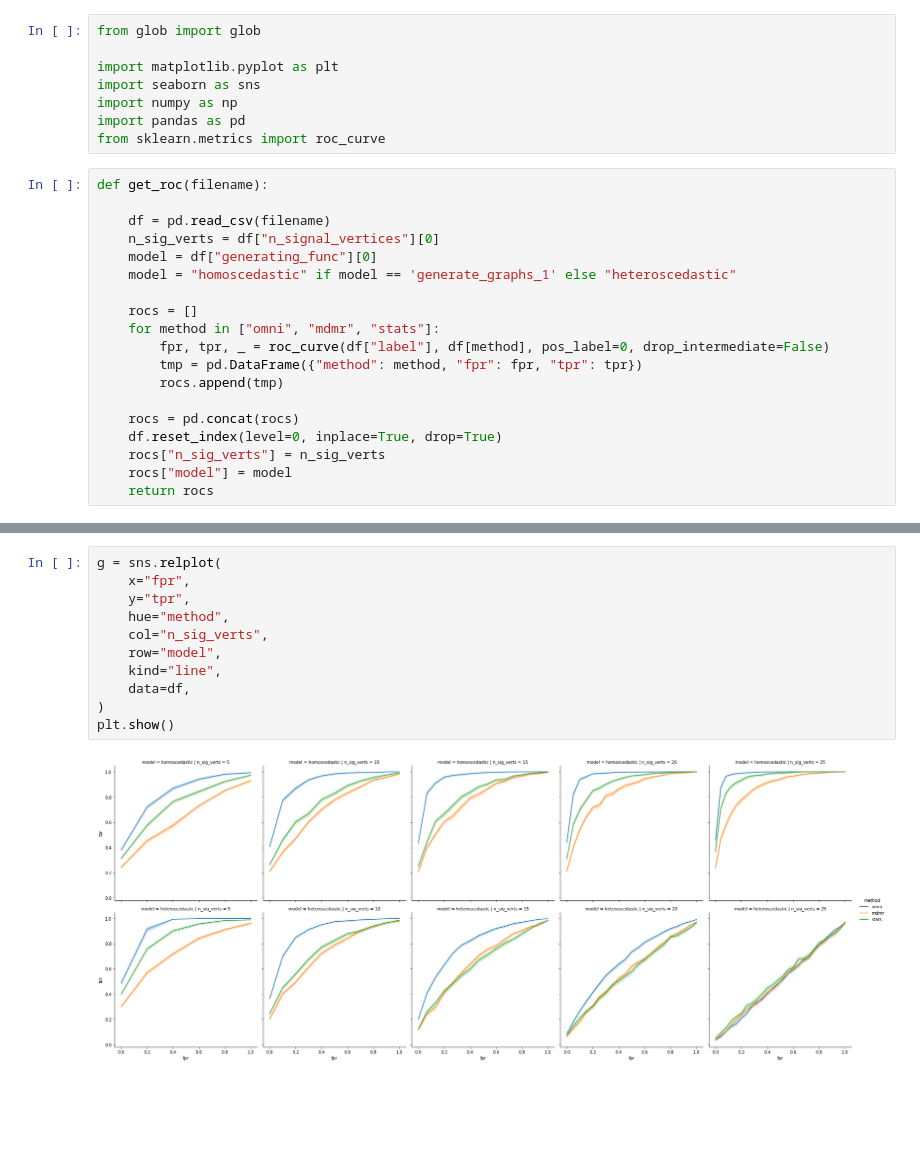
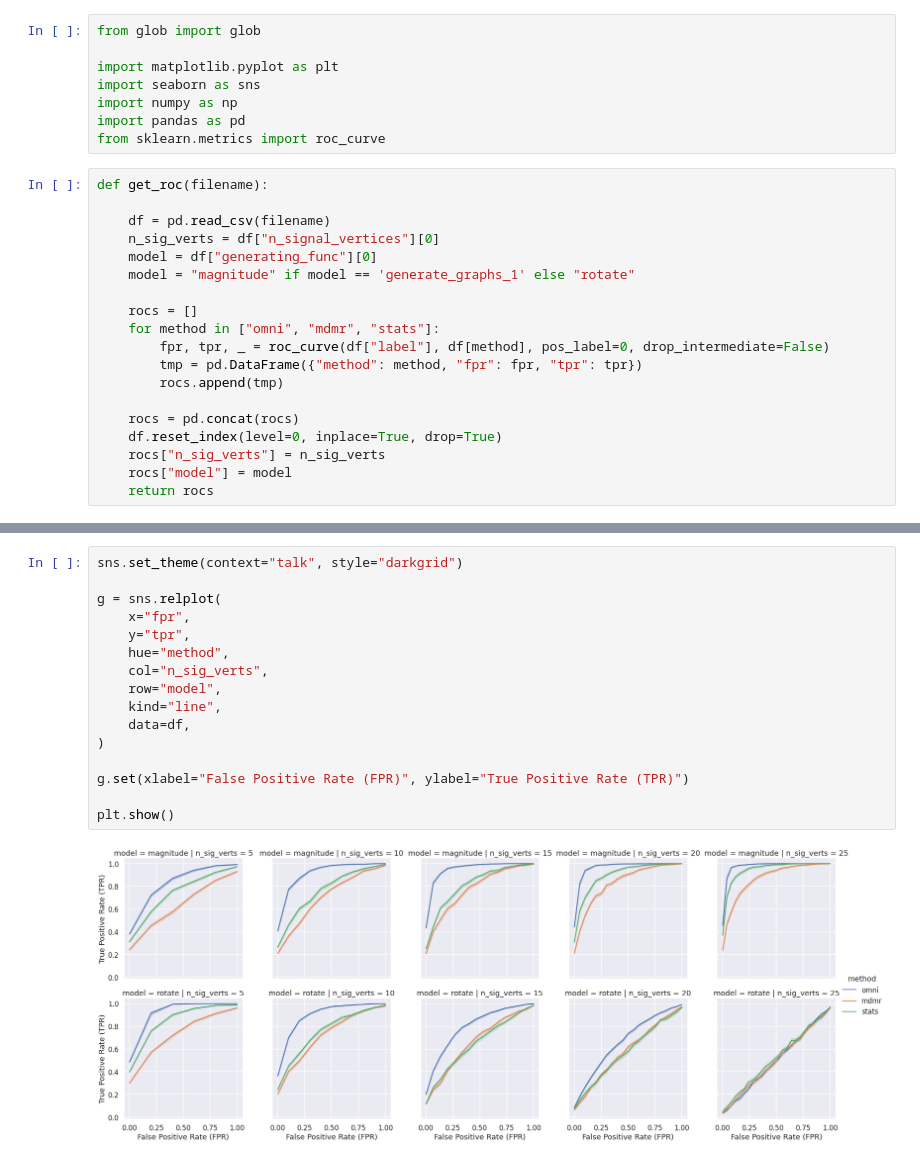
Before and after one commit to neurodata/MCC, a Jupyter notebook: supplement/S2-vertex-simulation/vertex_simulation_plot.ipynb, the cells around one changed output, grey strips where cells are left out. Drawn from its saved outputs; the diff is of its cells as text; blank space fills up the shorter version.

Commit message:
Update plot

```diff
--- a/supplement/S2-vertex-simulation/vertex_simulation_plot.ipynb
+++ b/supplement/S2-vertex-simulation/vertex_simulation_plot.ipynb
@@ -12,7 +12,7 @@ def get_roc(filename):
     df = pd.read_csv(filename)
     n_sig_verts = df["n_signal_vertices"][0]
     model = df["generating_func"][0]
-    model = "homoscedastic" if model == 'generate_graphs_1' else "heteroscedastic"
+    model = "magnitude" if model == 'generate_graphs_1' else "rotate"
 
     rocs = []
     for method in ["omni", "mdmr", "stats"]:
@@ -58,13 +58,18 @@ unique_params
 # %%
+sns.set_theme(context="talk", style="darkgrid")
+
 g = sns.relplot(
     x="fpr",
     y="tpr",
     hue="method",
     col="n_sig_verts",
     row="model",
     kind="line",
     data=df,
 )
+
+g.set(xlabel="False Positive Rate (FPR)", ylabel="True Positive Rate (TPR)")
+
 plt.show()
 # %% [output]
-[figure, old version]
+[figure, new version]
```
Also changed, not shown: parts of 2 cells of this notebook.
